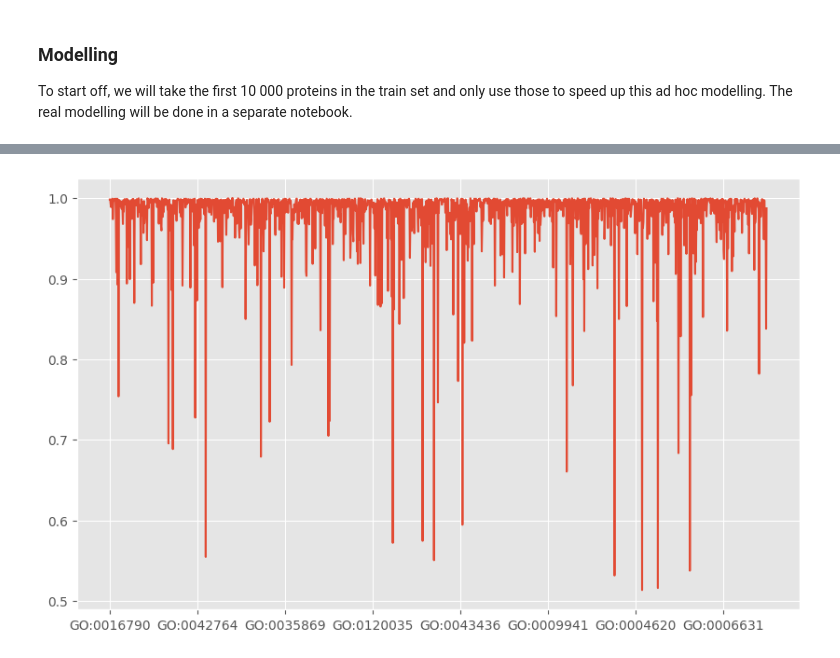
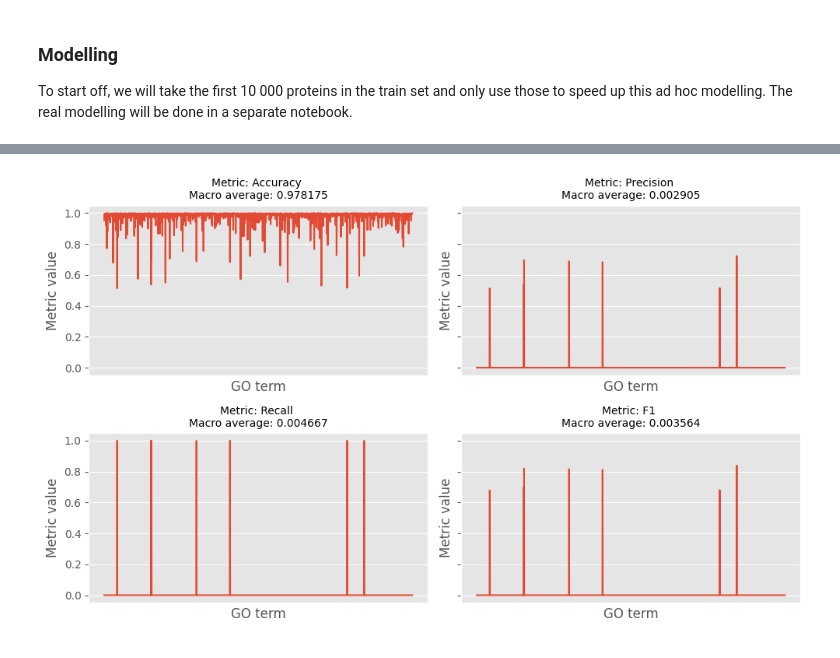
Before and after one commit to MatejVe/CAFA_5_protein_function_prediction, a Jupyter notebook: simple_model.ipynb, the cells around one changed output, grey strips where cells are left out. Cells and saved outputs as stored; diff of their text form; code cells hidden in the pictures.

Commit message:
Update simple modelling

```diff
--- a/simple_model.ipynb
+++ b/simple_model.ipynb
@@ -218,3 +240,46 @@ plt.show()
+# %%
+from sklearn.metrics import precision_score, recall_score, f1_score
+from sklearn.metrics import roc_auc_score, hamming_loss, jaccard_score
+
+def evaluation_report(y_pred, y_true):
+    """
+    Compute evaluation metrics for multi-label classification
+    """
+    # Let's start with basic label specific metrics
+    tp = np.sum(y_true * y_pred, axis=0)
+    fp = np.sum((1 - y_true) * y_pred, axis=0)
+    fn = np.sum(y_true * (1 - y_pred), axis=0)
+    tn = np.sum((1 - y_true) * (1 - y_pred), axis=0)
+
+    accuracy = (tp + tn) / (tp + tn + fp + fn)
+    precision = precision_score(y_true, y_pred, average=None, zero_division=0)
+    recall = recall_score(y_true, y_pred, average=None, zero_division=0)
+    f1 = f1_score(y_true, y_pred, average=None, zero_division=0)
+
+    fig, ax = plt.subplots(2, 2, figsize=(10, 6), sharex=True, sharey=True)
+    ax = ax.flatten()
+
+    metrics = [accuracy, precision, recall, f1]
+    metric_names = ['Accuracy', 'Precision', 'Recall', 'F1']
+    for i, metric in enumerate(metrics):
+        ax[i].plot(np.arange(len(metric)), metric)
+        ax[i].set_xlabel('GO term')
+        # Remove xticks
+        ax[i].set_xticks([])
+        ax[i].set_ylabel('Metric value')
+        macro_metric = metric.mean()
+        ax[i].set_title(f'Metric: {metric_names[i]} \nMacro average: {macro_metric:.6f}',
+                        fontsize=10)
+    plt.tight_layout()
+    plt.show()
+
+    # Calculate the Hamming loss
+    hamming = hamming_loss(y_true, y_pred)
+    print(f"Hamming loss: {hamming:.6f}.")
+
+    # Calculate the Jaccard index
+    jacard = jaccard_score(y_true, y_pred, average='macro', zero_division=0)
+    print(f"Jaccard index: {jacard.mean():.6f}.")
 # %% [markdown]
 ### Modelling
 
@@ -238,32 +316,32 @@ class BaseModel:
     def __init__(self, prediction_threshold=0.5):
         self.labels = None
         self.label_frequencies = None
         self.prediction_threshold = prediction_threshold
 
     def fit(self, X, y):
         self.labels = y.columns
         self.label_frequencies = y.sum(axis=0) / y.shape[0]
 
     def predict(self, X):
         return np.tile(self.label_frequencies >= self.prediction_threshold, (X.shape[0], 1))
 
     def predict_proba(self, X):
         return np.tile(self.label_frequencies, (X.shape[0], 1))
 
     def score(self, X, y):
         return (self.predict(X) == y).mean()
 
     def get_params(self, deep=True):
         return {'prediction_threshold': self.prediction_threshold}
 
     def set_params(self, **params):
         self.prediction_threshold = params['prediction_threshold']
         return self
 
 base_model = BaseModel()
 base_model.fit(X_train, y_train)
 test_scores = base_model.score(X_test, y_test)
 
-ax = test_scores.plot(kind='line', figsize=(10, 6))
+evaluation_report(base_model.predict(X_test), y_test)
 # %% [output]
-[figure, old version]
+[figure, new version]
```
Also changed, not shown: parts of 7 cells of this notebook, 2 other files.
